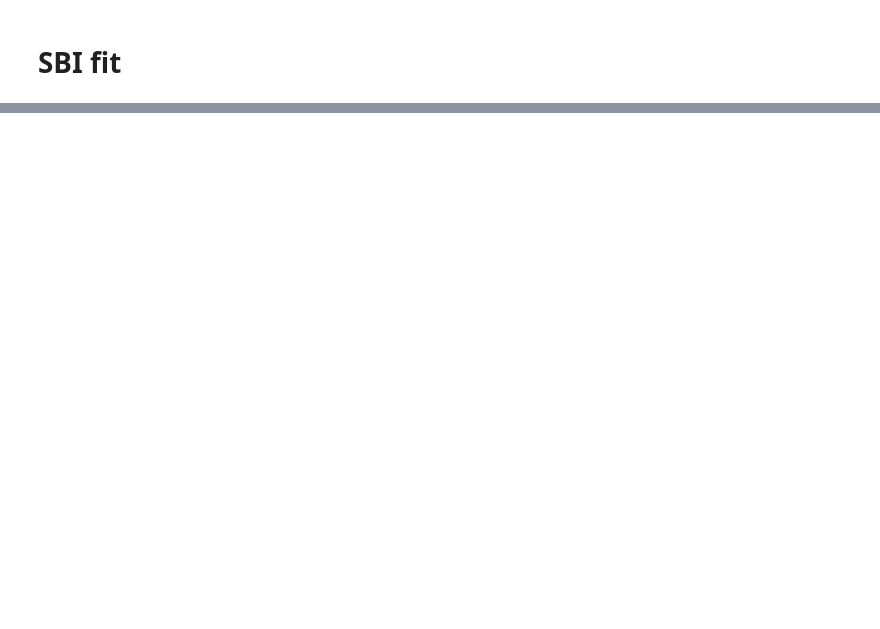
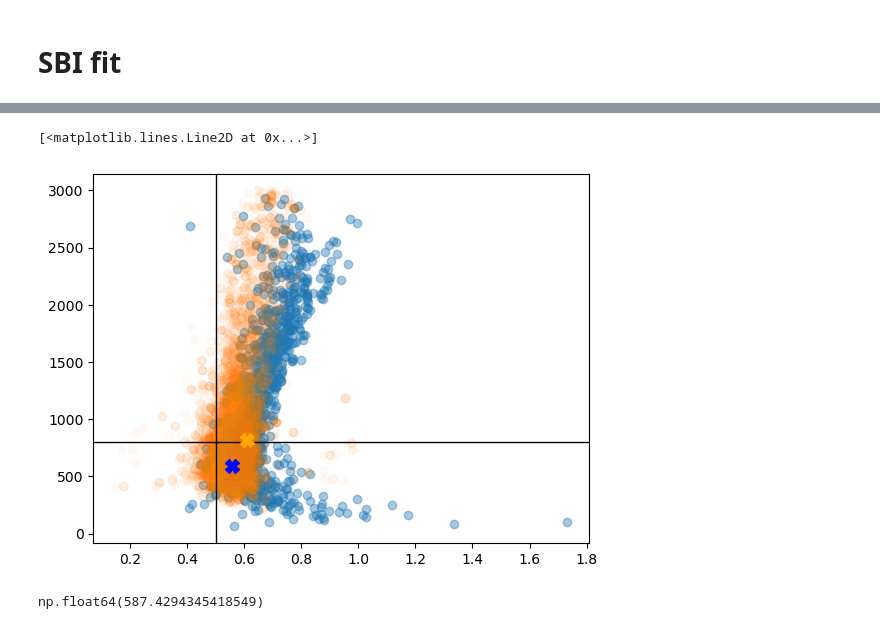
Before and after one commit to remi-adam/pitszi, a Jupyter notebook: notebook/pitszi_dev_sbi_implementation.ipynb, the cells around one changed output, grey strips where cells are left out. Saved outputs shown, nothing was run; the diff lists cells and outputs as text; code cells hidden in the pictures; blank space fills up the shorter version.

```diff
--- a/notebook/pitszi_dev_sbi_implementation.ipynb
+++ b/notebook/pitszi_dev_sbi_implementation.ipynb
@@ -396,0 +398,17 @@ for n_simu_sbi in list_n_simu_sbi:
+# %%
+parinfo = {
+    'Norm':{'guess':[0.5, 0.5],'unit': None,'limit':[0, 2]},
+    'Linj':{'guess':[800, 400],'unit': u.kpc,'limit':[50, 3000]},
+    #'Anoise':{'guess':[1, 0.1],'unit': None,'limit':[0, 2]},
+    #'Abkg':{'guess':[1, 0.2],'unit': None,'limit':[0.0, 3], 'prior':[1, 1]},
+}
+
+cl_Finfer.mcmc_burnin = 0
+cl_Finfer.mcmc_Nresamp = 1000
+cl_Finfer.mcmc_nsteps = 2000
+cl_Finfer.mcmc_nwalkers = 20
+cl_Finfer.mcmc_reset = True
+cl_Finfer.mcmc_run = True
+
+mcmc_res = cl_Finfer.run_mcmc_fluctuation(parinfo, include_model_error=True,
+                                          show_fit_result=True, true_param=[0.5,800])
@@ -397,9 +649,2 @@ for n_simu_sbi in list_n_simu_sbi:
 # %% [markdown]
 # SBI fit
-# %%
-Nsimu = 10000
-
-observavble = cl_Finfer.get_pk2d_data(physical=True)[1]
-
-posterior = torch.load(output_dir+f"NPE_"f"{n_simu_sbi}.pt")
-samples_sbi = posterior.sample((10000,), x=observavble).numpy()
@@ -508,0 +651,19 @@ plt.tight_layout()
+# %%
+s = posterior.sample((100000,), x=observable)
+log_prob = posterior.log_prob(s, observable)
+best_fit = s[log_prob == log_prob.max()]
+
+bf_mcmc = mcmc_res[1].chain[mcmc_res[1].lnprobability == np.amax(mcmc_res[1].lnprobability)]
+# %%
+plt.plot(samples_sbi.T[0,:],samples_sbi.T[1,:], marker='o', ls='', alpha=0.4)
+plt.plot(mcmc_res[1].flatchain.T[0,:], mcmc_res[1].flatchain.T[1,:], marker='o', ls='', alpha=0.04)
+plt.plot([0.5],[800], marker='+', ms=1000, color='k')
+plt.plot([best_fit[0][0]],[best_fit[0][1]], marker='X', ms=10, color='orange')
+plt.plot([bf_mcmc[0][0]],[bf_mcmc[0][1]], marker='X', ms=10, color='blue')
+# %% [output]
+[<matplotlib.lines.Line2D at 0x...>]
+[figure, added]
+# %%
+bf_mcmc[0][1]
+# %% [output]
+np.float64(587.4294345418549)
```
Also changed, not shown: parts of 32 cells of this notebook, 3 other files.
